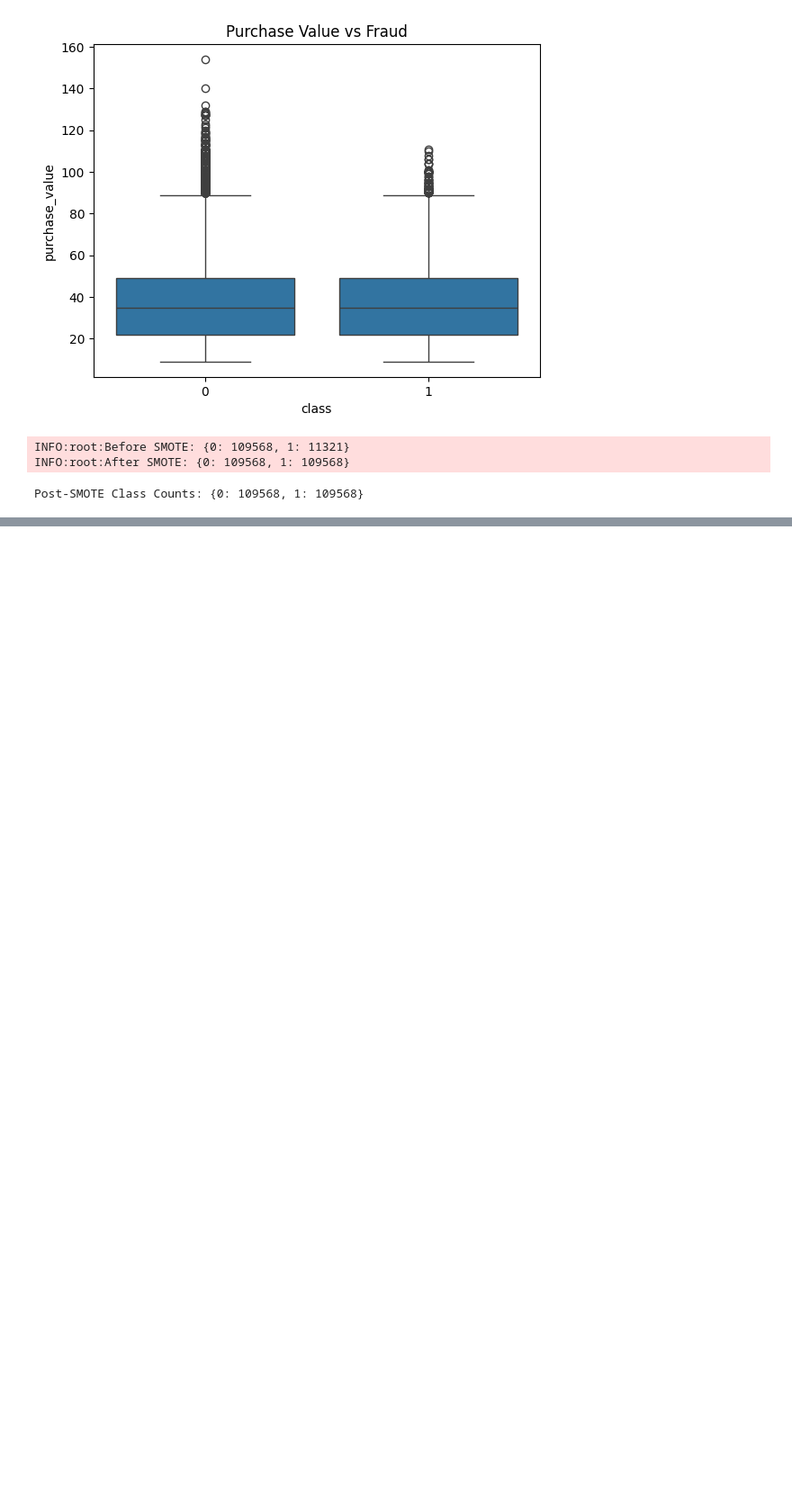
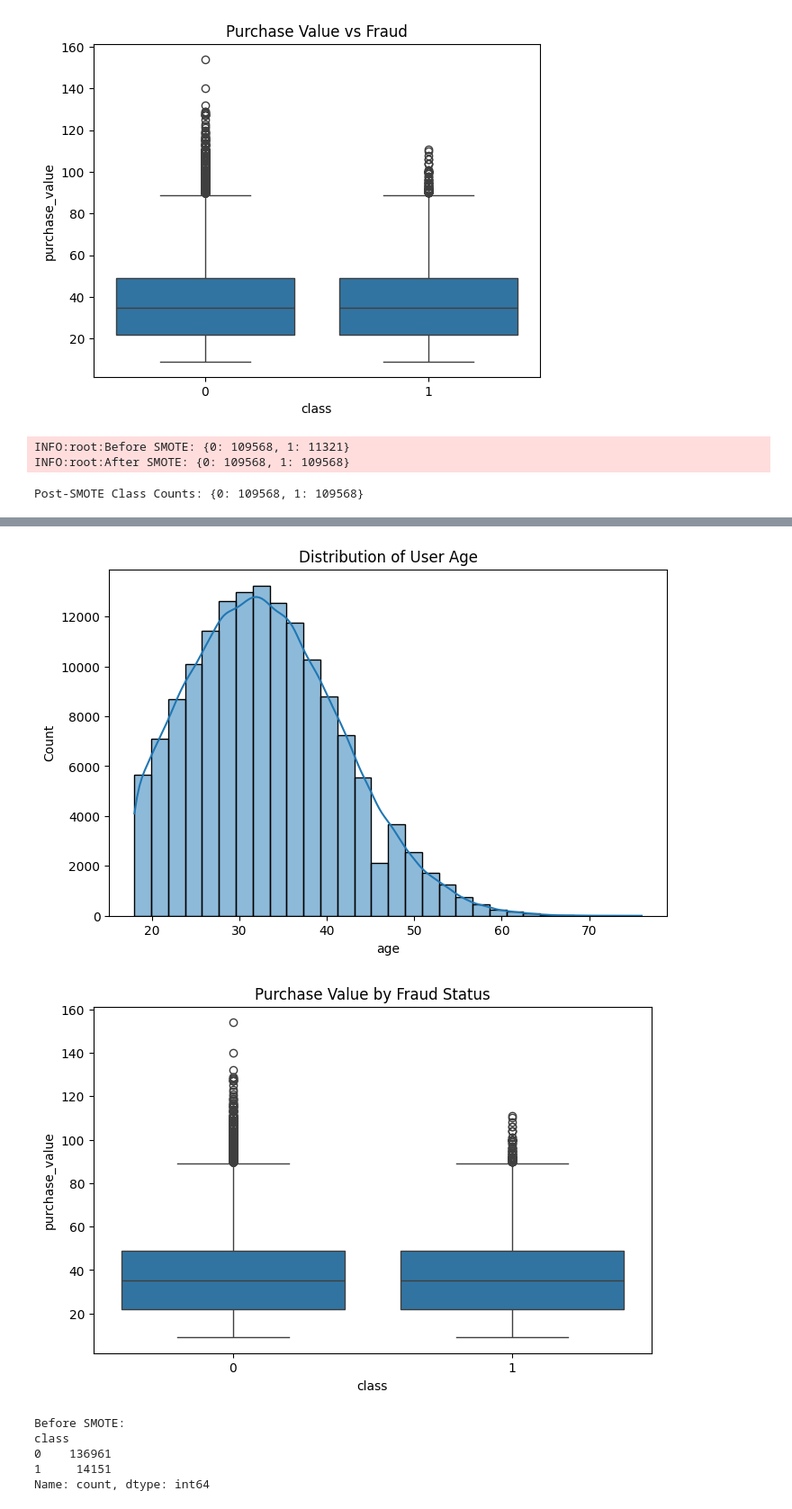
Before and after one commit to Maireg789/adey-fraud-detection, a Jupyter notebook: notebooks/eda-fraud-data.ipynb, the cells around one changed output, grey strips where cells are left out. Shown: that part at 90% size. Cells and saved outputs as stored; diff of their text form; code cells hidden in the pictures; blank space fills up the shorter version.

```diff
--- a/notebooks/eda-fraud-data.ipynb
+++ b/notebooks/eda-fraud-data.ipynb
@@ -67,0 +143,28 @@ Post-SMOTE Class Counts: {0: 109568, 1: 109568}
+# %%
+import seaborn as sns
+import matplotlib.pyplot as plt
+
+# Univariate: Distribution of Age
+plt.figure(figsize=(8, 5))
+sns.histplot(df['age'], bins=30, kde=True)
+plt.title('Distribution of User Age')
+plt.show()
+
+# Bivariate: Purchase Value vs Fraud Class
+plt.figure(figsize=(8, 5))
+sns.boxplot(x='class', y='purchase_value', data=df)
+plt.title('Purchase Value by Fraud Status')
+plt.show()
+
+# Class Distribution Before/After SMOTE (Requested)
+print("Before SMOTE:")
+print(df['class'].value_counts())
+# Note: In your modeling notebook, print y_train_res.value_counts() and call it "After SMOTE"
+# %% [output]
+[figure, added]
+[figure, added]
+Before SMOTE:
+class
+0    136961
+1     14151
+Name: count, dtype: int64
```
Also changed, not shown: parts of 4 cells of this notebook, 3 other files.
